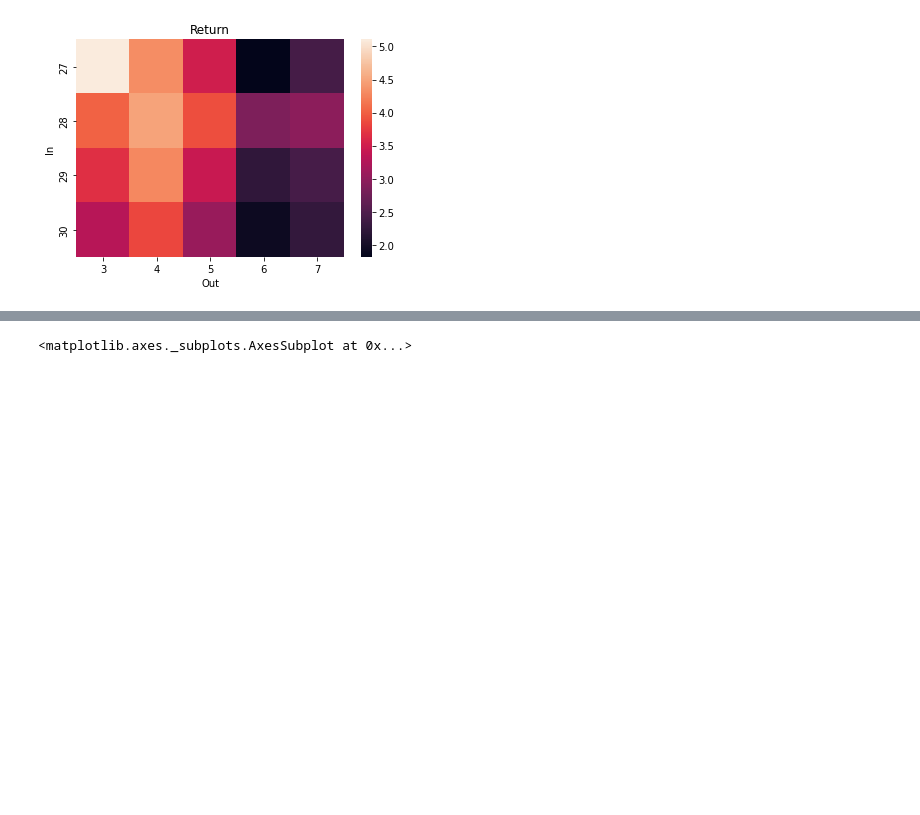
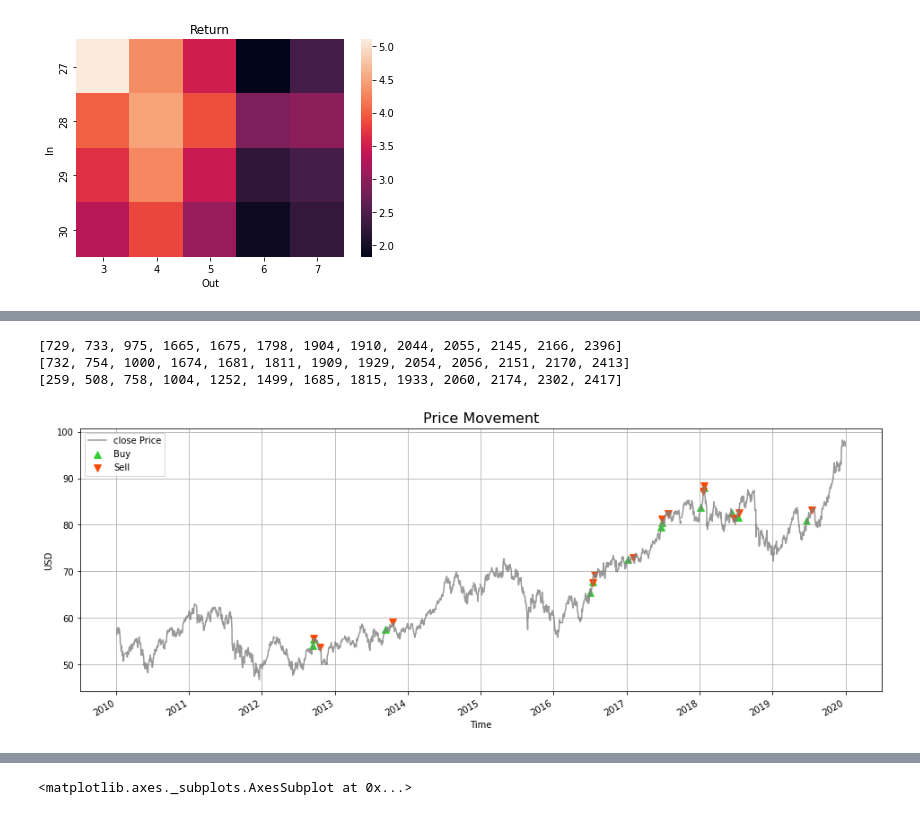
Before and after one commit to benson85560/yuanta, a Jupyter notebook: Dividend_Yield_Strategy.ipynb, the cells around one changed output, grey strips where cells are left out. Cells and saved outputs as stored; diff of their text form; code cells hidden in the pictures; blank space fills up the shorter version.

```diff
--- a/Dividend_Yield_Strategy.ipynb
+++ b/Dividend_Yield_Strategy.ipynb
@@ -780,0 +1027,22 @@ sns.heatmap(data = pic).set(title='Return');
+# %%
+# 實際交易位置
+print(buy)
+print(sell)
+print(price)
+fig, ax = plt.subplots(figsize = (16,6))
+
+df['close'].plot(label = 'close Price', ax = ax, c = 'gray', grid=True, alpha=0.8)
+plt.scatter(df['close'].iloc[buy].index, df['close'].iloc[buy],c = 'limegreen', label = 'Buy', marker='^', s=60)
+plt.scatter(df['close'].iloc[sell].index, df['close'].iloc[sell],c = 'orangered', label = 'Sell', marker='v', s=60)
+# plt.scatter(df['close'].iloc[buy2].index, df['close'].iloc[buy2],c = 'y', label = 'Buy2', marker='^', s=60)
+# plt.scatter(df['close'].iloc[sell2].index, df['close'].iloc[sell2],c = 'b', label = 'Sell2', marker='v', s=60)
+
+plt.legend()
+plt.ylabel('USD')
+plt.xlabel('Time')
+plt.title('Price Movement',fontsize  = 16);
+# %% [output]
+[729, 733, 975, 1665, 1675, 1798, 1904, 1910, 2044, 2055, 2145, 2166, 2396]
+[732, 754, 1000, 1674, 1681, 1811, 1909, 1929, 2054, 2056, 2151, 2170, 2413]
+[259, 508, 758, 1004, 1252, 1499, 1685, 1815, 1933, 2060, 2174, 2302, 2417]
+[figure, added]
```
Also changed, not shown: parts of 28 cells of this notebook.
